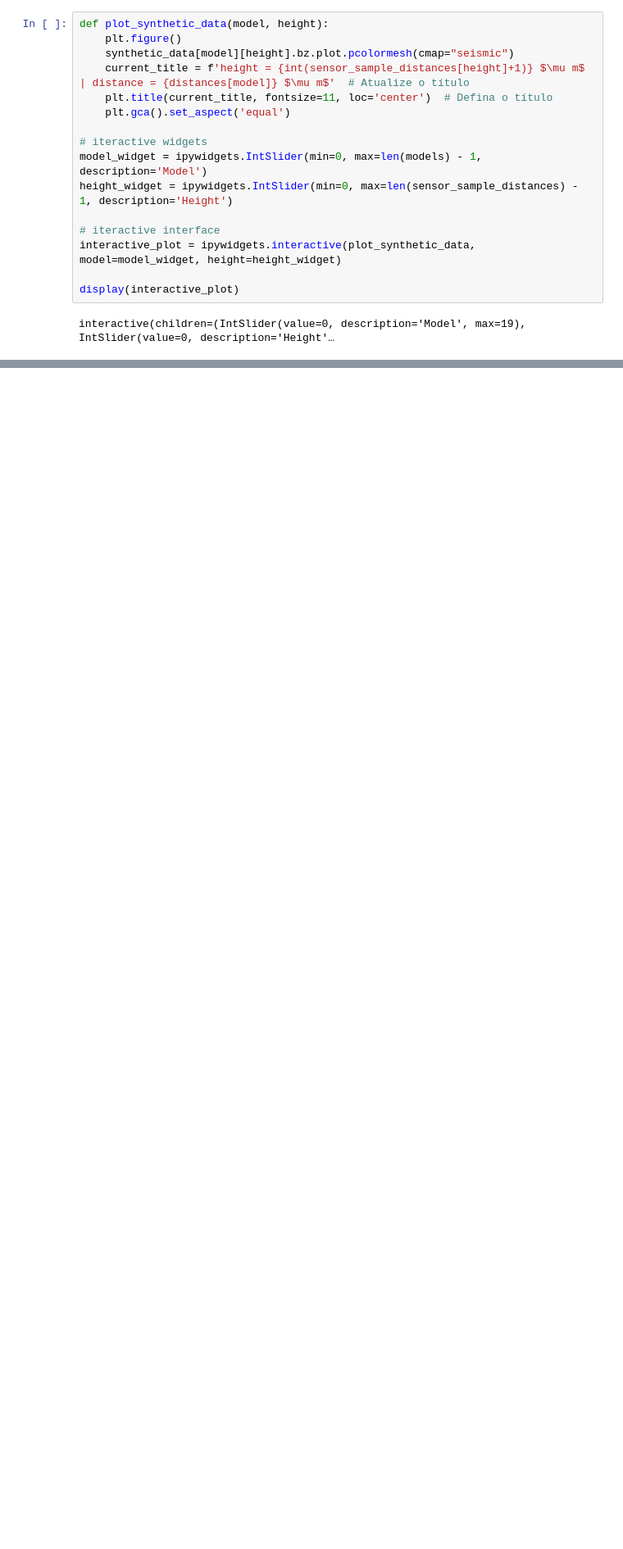
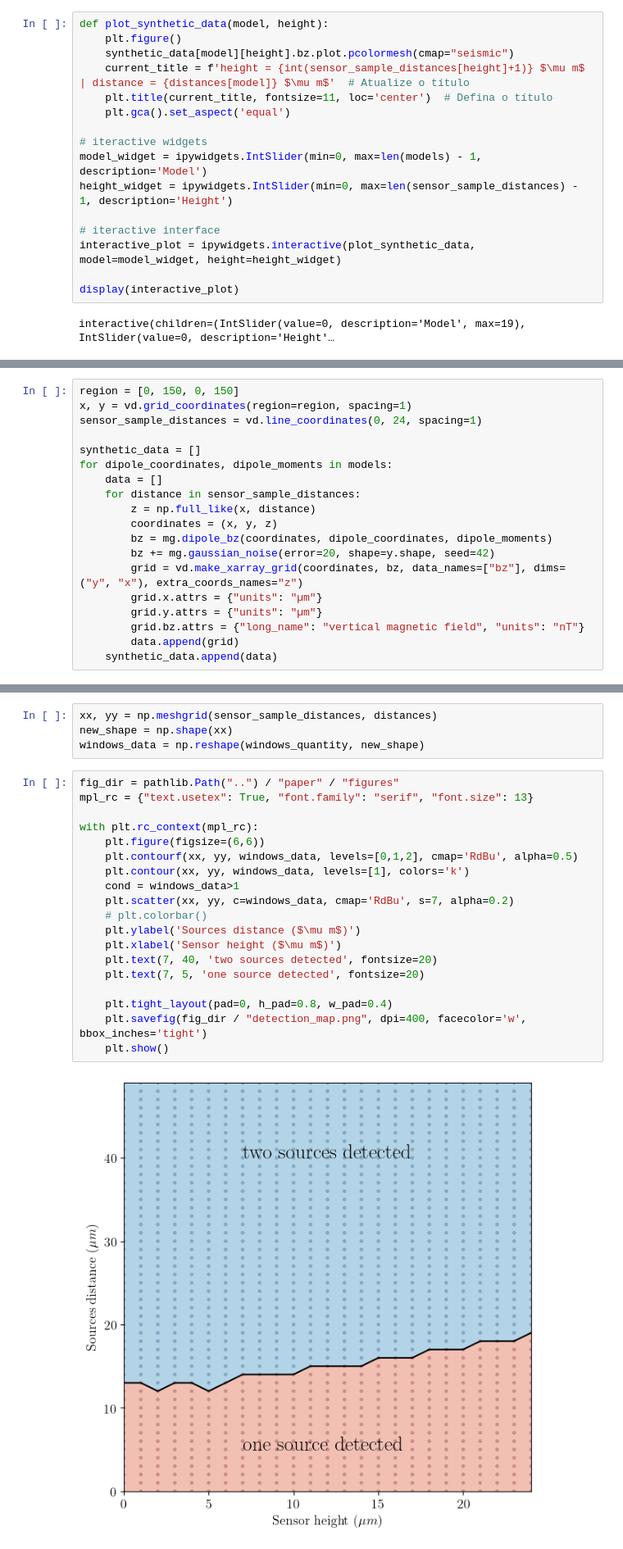
Before and after one commit to compgeolab/micromag-euler-dipole, a Jupyter notebook: code/06_distances_test.ipynb, the cells around one changed output, grey strips where cells are left out. Shown at 82% size. Cells and saved outputs as stored; diff of their text form; blank space fills up the shorter version.

```diff
--- a/code/06_distances_test.ipynb
+++ b/code/06_distances_test.ipynb
@@ -179,0 +200,19 @@ for i, (grid_windows, grids) in enumerate(zip(results, synthetic_data)):
+# %%
+region = [0, 150, 0, 150]
+x, y = vd.grid_coordinates(region=region, spacing=1)
+sensor_sample_distances = vd.line_coordinates(0, 24, spacing=1)
+
+synthetic_data = []
+for dipole_coordinates, dipole_moments in models:
+    data = []
+    for distance in sensor_sample_distances:
+        z = np.full_like(x, distance)
+        coordinates = (x, y, z)
+        bz = mg.dipole_bz(coordinates, dipole_coordinates, dipole_moments)
+        bz += mg.gaussian_noise(error=20, shape=y.shape, seed=42)
+        grid = vd.make_xarray_grid(coordinates, bz, data_names=["bz"], dims=("y", "x"), extra_coords_names="z")
+        grid.x.attrs = {"units": "µm"}
+        grid.y.attrs = {"units": "µm"}
+        grid.bz.attrs = {"long_name": "vertical magnetic field", "units": "nT"}
+        data.append(grid)
+    synthetic_data.append(data)
@@ -179,0 +264,25 @@ for i, (grid_windows, grids) in enumerate(zip(results, synthetic_data)):
+# %%
+xx, yy = np.meshgrid(sensor_sample_distances, distances)
+new_shape = np.shape(xx)
+windows_data = np.reshape(windows_quantity, new_shape)
+# %%
+fig_dir = pathlib.Path("..") / "paper" / "figures"
+mpl_rc = {"text.usetex": True, "font.family": "serif", "font.size": 13}
+
+with plt.rc_context(mpl_rc):
+    plt.figure(figsize=(6,6))
+    plt.contourf(xx, yy, windows_data, levels=[0,1,2], cmap='RdBu', alpha=0.5)
+    plt.contour(xx, yy, windows_data, levels=[1], colors='k')
+    cond = windows_data>1
+    plt.scatter(xx, yy, c=windows_data, cmap='RdBu', s=7, alpha=0.2)
+    # plt.colorbar()
+    plt.ylabel('Sources distance ($\mu m$)')
+    plt.xlabel('Sensor height ($\mu m$)')
+    plt.text(7, 40, 'two sources detected', fontsize=20)
+    plt.text(7, 5, 'one source detected', fontsize=20)
+
+    plt.tight_layout(pad=0, h_pad=0.8, w_pad=0.4)
+    plt.savefig(fig_dir / "detection_map.png", dpi=400, facecolor='w', bbox_inches='tight')
+    plt.show()
+# %% [output]
+[figure, added]
```
Also changed, not shown: parts of 5 cells of this notebook, 2 other files.
